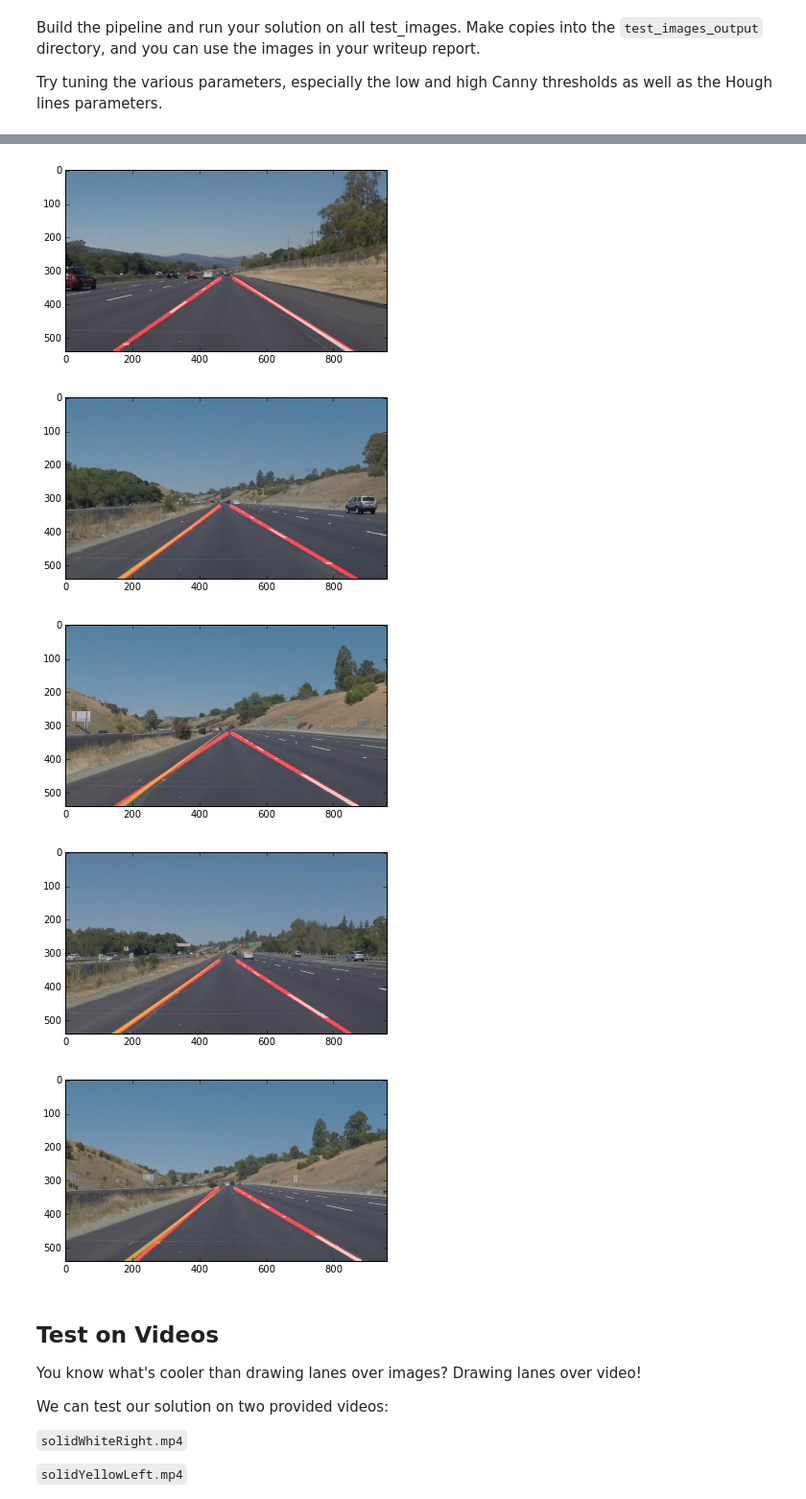
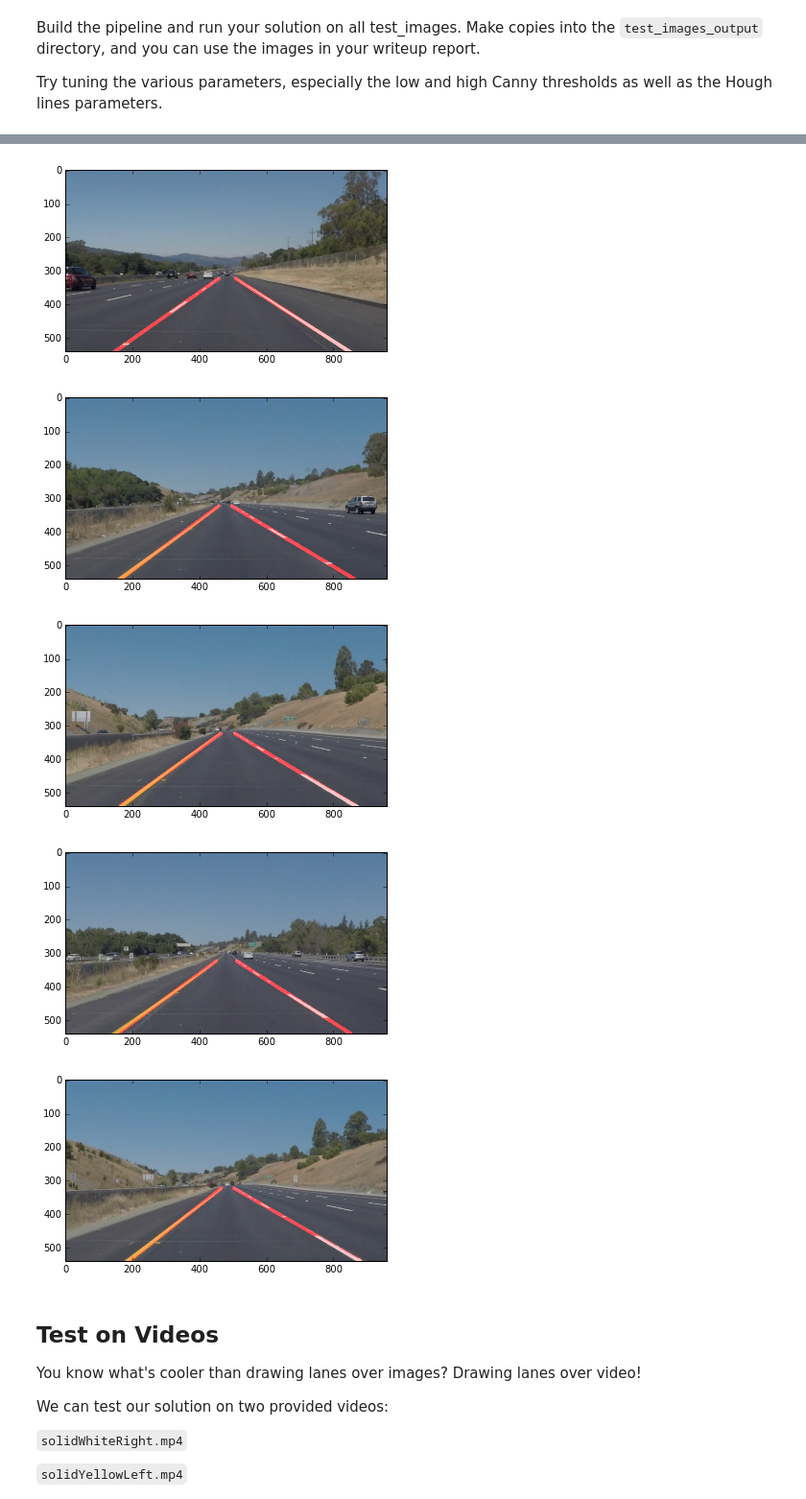
Before and after one commit to AlexanderKim/CarND-LaneLines-P1, a Jupyter notebook: P1.ipynb, the cells around one changed output, grey strips where cells are left out. Shown at 96% size. Saved outputs shown, nothing was run; the diff lists cells and outputs as text; code cells hidden in the pictures.

```diff
--- a/P1.ipynb
+++ b/P1.ipynb
@@ -243,37 +243,37 @@ Try tuning the various parameters, especially the low and high Canny thresholds
 def lanes_pipeline(image):
     gray = grayscale(image)
     blur = gaussian_blur(gray, kernel_size=5)
     canny_filter = canny(blur, 50, 150)
     region = region_of_interest(canny_filter, vertices=vertices_bottom_half(canny_filter))
     hough = hough_lines(
         region,
         rho=4,
         theta=np.pi/180,
-        threshold=30,
+        threshold=100,
         min_line_len=100,
         max_line_gap=180
     )
 
     # for img in [image, gray, blur, canny_filter, region, hough]:
     #     plt.figure()
     #     plt.imshow(img, cmap='gray')
 
     return weighted_img(img=hough, initial_img=image)
 
 
 dir = "test_images/"
 for image_file in os.listdir(dir):
     image = mpimg.imread(dir + image_file)
     image_with_lines = lanes_pipeline(image)
     plt.figure()
     plt.imshow(image_with_lines)
 # %% [output]
 [figure]
 [figure]
 [figure]
-[figure, old version]
+[figure, new version]
 [figure]
-[figure, old version]
+[figure, new version]
 # %% [markdown]
 ## Test on Videos
 
```
Also changed, not shown: parts of 2 cells of this notebook, 2 other files.
